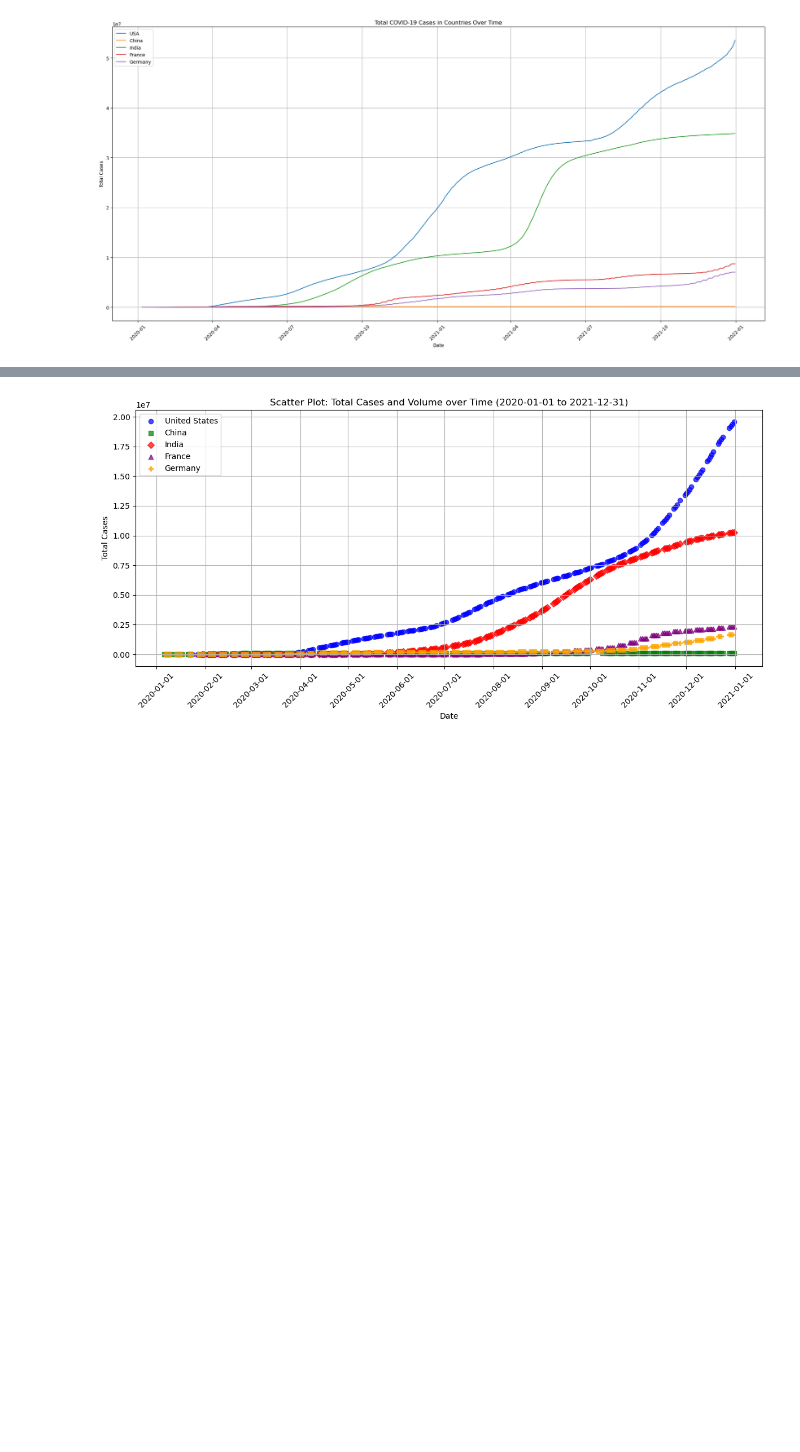
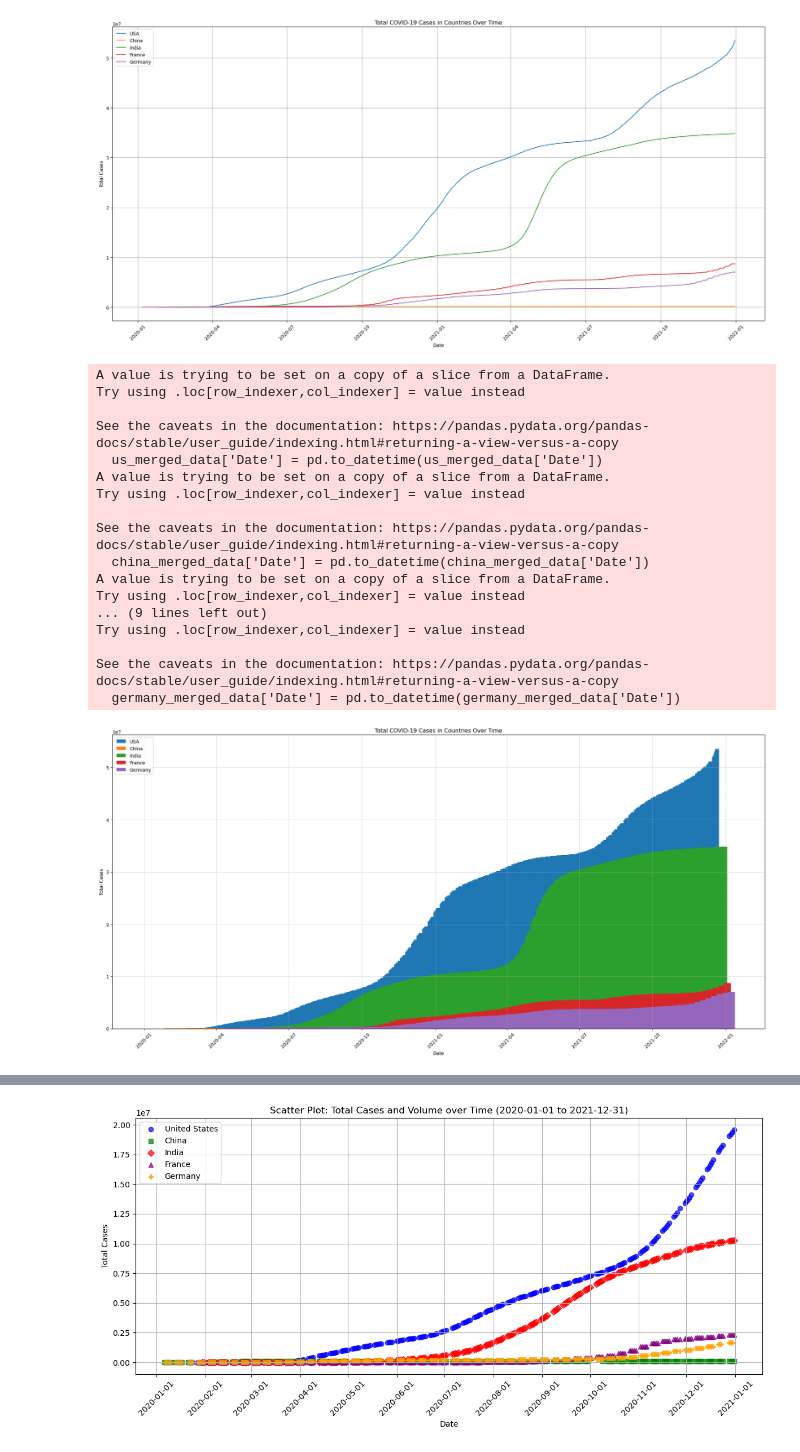
Before and after one commit to datla-ria/Project-1, a Jupyter notebook: project-1.ipynb, the cells around one changed output, grey strips where cells are left out. Saved outputs shown, nothing was run; the diff lists cells and outputs as text; code cells hidden in the pictures; blank space fills up the shorter version.

Commit message:
more visuals

```diff
--- a/project-1.ipynb
+++ b/project-1.ipynb
@@ -811,3 +810,55 @@ Try using .loc[row_indexer,col_indexer] = value instead
 See the caveats in the documentation: https://pandas.pydata.org/pandas-docs/stable/user_guide/indexing.html#returning-a-view-versus-a-copy
   germany_merged_data['Date'] = pd.to_datetime(germany_merged_data['Date'])
 [figure]
+# %%
+# Total Covid cases/ country in bar graph
+
+us_merged_data = merged_indices_and_covid[merged_indices_and_covid["Location"] == "United States"]
+china_merged_data = merged_indices_and_covid[merged_indices_and_covid["Location"] == "China"]
+india_merged_data = merged_indices_and_covid[merged_indices_and_covid["Location"] == "India"]
+france_merged_data = merged_indices_and_covid[merged_indices_and_covid["Location"] == "France"]
+germany_merged_data = merged_indices_and_covid[merged_indices_and_covid["Location"] == "Germany"]
+
+us_merged_data['Date'] = pd.to_datetime(us_merged_data['Date'])
+china_merged_data['Date'] = pd.to_datetime(china_merged_data['Date'])
+india_merged_data['Date'] = pd.to_datetime(india_merged_data['Date'])
+france_merged_data['Date'] = pd.to_datetime(france_merged_data['Date'])
+germany_merged_data['Date'] = pd.to_datetime(germany_merged_data['Date'])
+
+fig, ax = plt.subplots(figsize=(20, 10))
+bar_width = 5
+
+ax.bar(us_merged_data['Date'] - pd.Timedelta(days=10), us_merged_data['Total Cases'], width=bar_width, label='USA')
+ax.bar(china_merged_data['Date'] - pd.Timedelta(days=5), china_merged_data['Total Cases'], width=bar_width, label='China')
+ax.bar(india_merged_data['Date'], india_merged_data['Total Cases'], width=bar_width, label='India')
+ax.bar(france_merged_data['Date'] + pd.Timedelta(days=5), france_merged_data['Total Cases'], width=bar_width, label='France')
+ax.bar(germany_merged_data['Date'] + pd.Timedelta(days=10), germany_merged_data['Total Cases'], width=bar_width, label='Germany')
+
+ax.set_xlabel('Date')
+ax.set_ylabel('Total Cases')
+ax.set_title('Total COVID-19 Cases in Countries Over Time')
+ax.legend(loc='upper left')
+
+plt.xticks(rotation=45)
+plt.grid(True, which='both', linestyle='--', linewidth=0.5)
+plt.tight_layout()
+plt.show()
+# %% [output]
+A value is trying to be set on a copy of a slice from a DataFrame.
+Try using .loc[row_indexer,col_indexer] = value instead
+
+See the caveats in the documentation: https://pandas.pydata.org/pandas-docs/stable/user_guide/indexing.html#returning-a-view-versus-a-copy
+  us_merged_data['Date'] = pd.to_datetime(us_merged_data['Date'])
+A value is trying to be set on a copy of a slice from a DataFrame.
+Try using .loc[row_indexer,col_indexer] = value instead
+
+See the caveats in the documentation: https://pandas.pydata.org/pandas-docs/stable/user_guide/indexing.html#returning-a-view-versus-a-copy
+  china_merged_data['Date'] = pd.to_datetime(china_merged_data['Date'])
+A value is trying to be set on a copy of a slice from a DataFrame.
+Try using .loc[row_indexer,col_indexer] = value instead
+... (9 lines left out)
+Try using .loc[row_indexer,col_indexer] = value instead
+
+See the caveats in the documentation: https://pandas.pydata.org/pandas-docs/stable/user_guide/indexing.html#returning-a-view-versus-a-copy
+  germany_merged_data['Date'] = pd.to_datetime(germany_merged_data['Date'])
+[figure, added]
```
Also changed, not shown: parts of 5 cells of this notebook.
